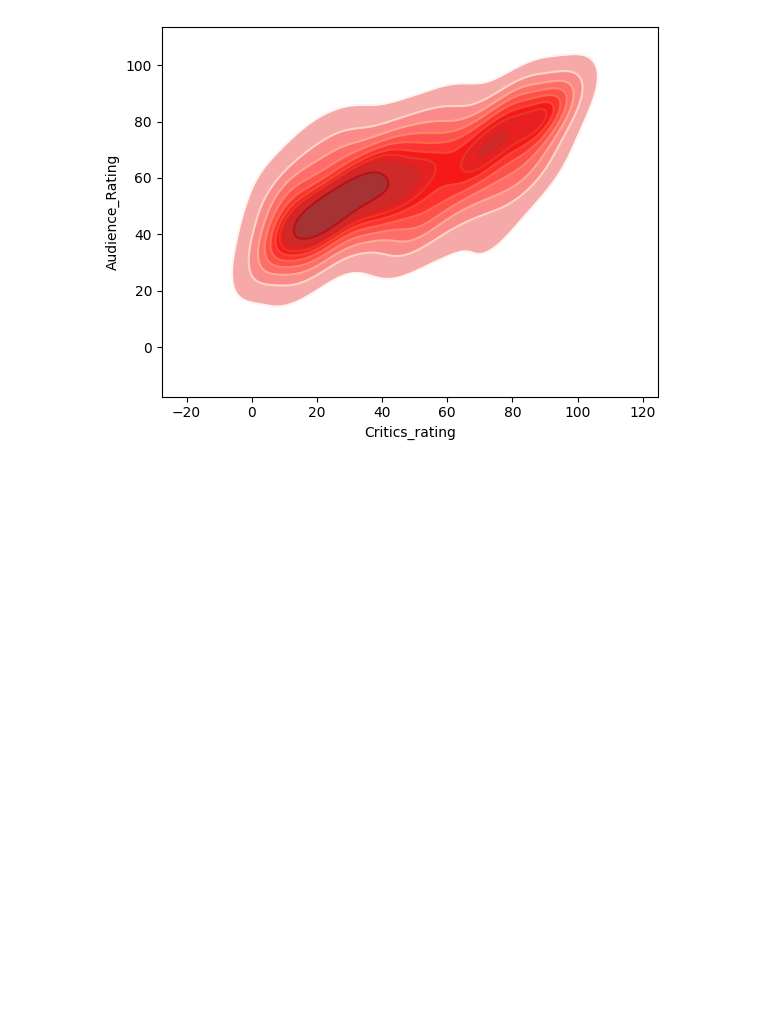
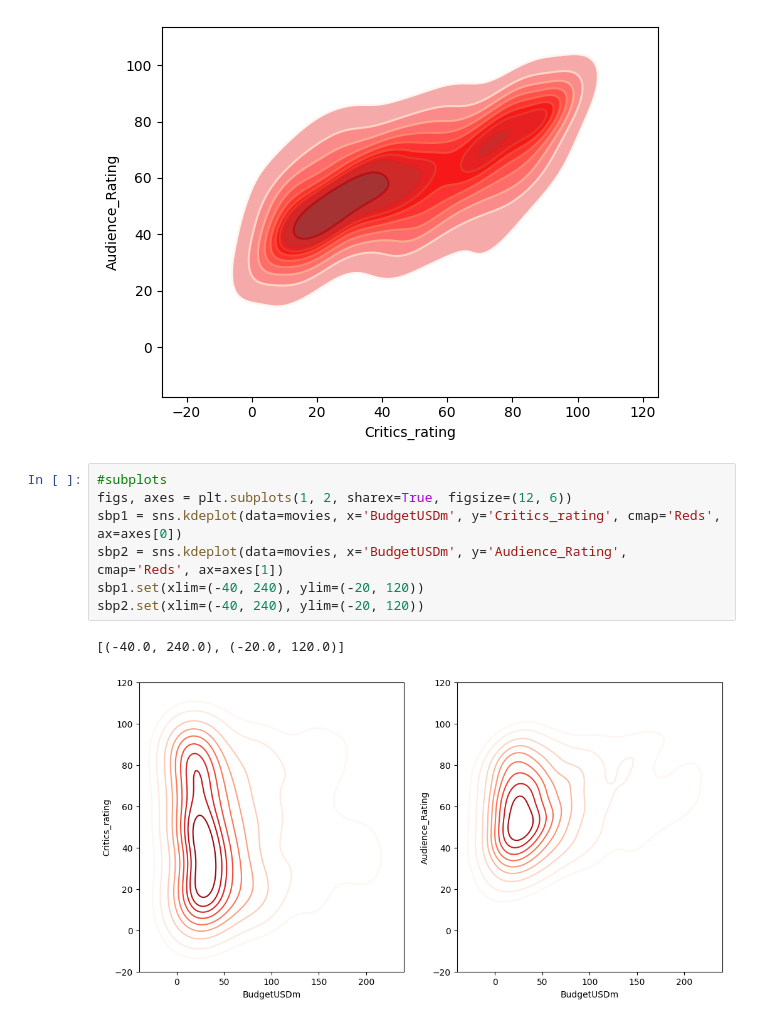
Before and after one commit to HristiyanIvanovski/Advanced-visualisation, a Jupyter notebook: movie_ratings_visuals.ipynb, the cells around one changed output. Drawn from its saved outputs; the diff is of its cells as text; blank space fills up the shorter version.

```diff
--- a/movie_ratings_visuals.ipynb
+++ b/movie_ratings_visuals.ipynb
@@ -181,3 +181,13 @@ kdp1 = sns.kdeplot(data=movies, x='Critics_rating', y='Audience_Rating', cmap='R
 kdp3 = sns.kdeplot(data=movies, x='Critics_rating', y='Audience_Rating', shade=True, color='Red')
 # %% [output]
 [figure]
+# %%
+#subplots
+figs, axes = plt.subplots(1, 2, sharex=True, figsize=(12, 6))
+sbp1 = sns.kdeplot(data=movies, x='BudgetUSDm', y='Critics_rating', cmap='Reds', ax=axes[0])
+sbp2 = sns.kdeplot(data=movies, x='BudgetUSDm', y='Audience_Rating', cmap='Reds', ax=axes[1])
+sbp1.set(xlim=(-40, 240), ylim=(-20, 120))
+sbp2.set(xlim=(-40, 240), ylim=(-20, 120))
+# %% [output]
+[(-40.0, 240.0), (-20.0, 120.0)]
+[figure, added]
```
